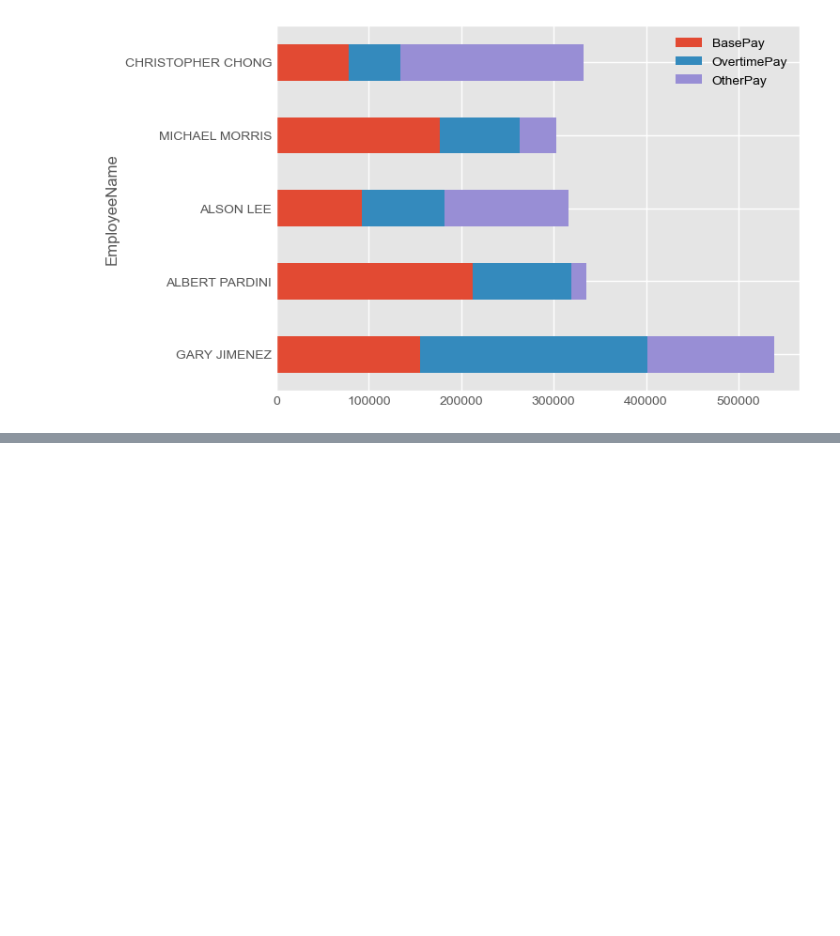
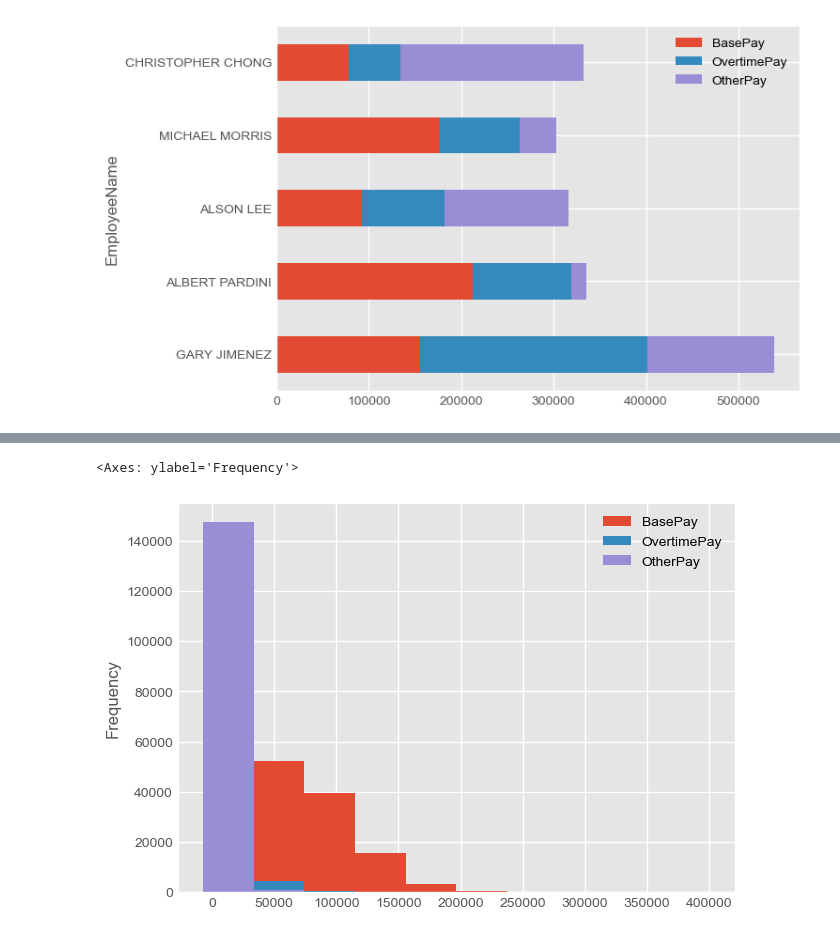
Before and after one commit to trudova/python-projects, a Jupyter notebook: pandas/plotting with matplotlib.ipynb, the cells around one changed output, grey strips where cells are left out. Cells and saved outputs as stored; diff of their text form; code cells hidden in the pictures; blank space fills up the shorter version.

```diff
--- a/pandas/plotting with matplotlib.ipynb
+++ b/pandas/plotting with matplotlib.ipynb
@@ -601,0 +652,5 @@ df.sort_values('OvertimePay', ascending=False).head().plot(kind='barh',stacked=T
+# %%
+df.plot(kind='hist')# if applied on the df will plot each column on the same axis
+# %% [output]
+<Axes: ylabel='Frequency'>
+[figure, added]
```
Also changed, not shown: parts of 36 cells of this notebook.
